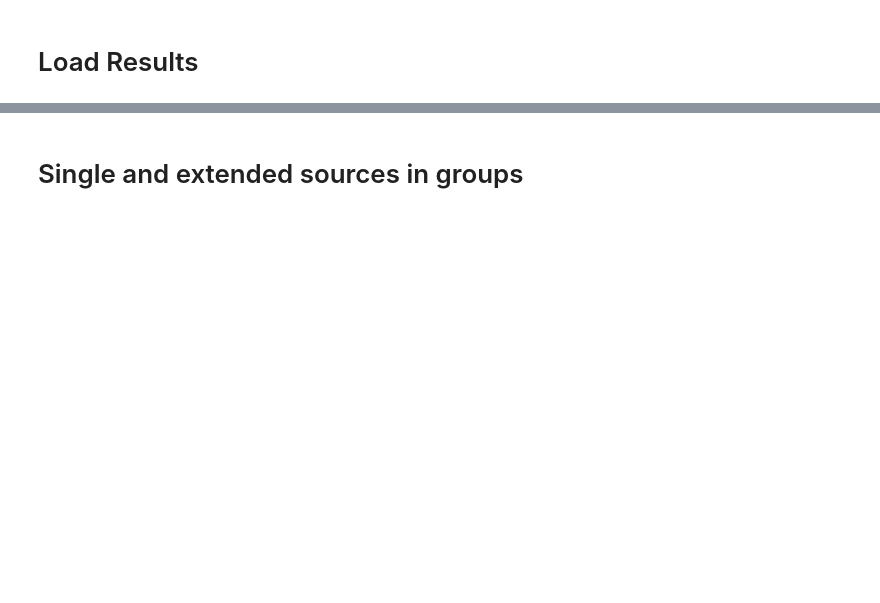
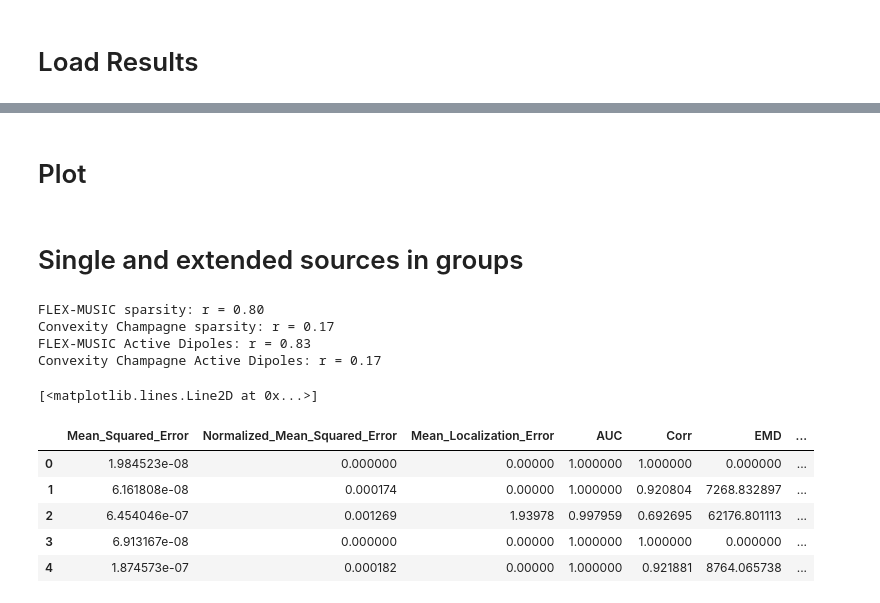
Before and after one commit to LukeTheHecker/flex_paper_analyses, a Jupyter notebook: 3_Evaluation.ipynb, the cells around one changed output, grey strips where cells are left out. Drawn from its saved outputs; the diff is of its cells as text; code cells hidden in the pictures; blank space fills up the shorter version.

```diff
--- a/3_Evaluation.ipynb
+++ b/3_Evaluation.ipynb
@@ -69,3 +76,5 @@ with open(fn, 'rb') as f:
+# %% [markdown]
+# Plot
 # %%
 sns.set(style="whitegrid", font_scale=1.)
 
@@ -183,3 +200,81 @@ plt.figure()
 g = sns.boxplot(data=df, x="Method", y="Time", hue="Source Extend", order=order, medianprops=medianprops)
 g.set_yscale("log")
 plt.tick_params(**tick_params)
+# %%
+from scipy.stats import pearsonr
+method = "FLEX-MUSIC"
+df_temp = df[df.Method==method]
+
+a = df_temp.Sparsity_true.values
+b = df_temp.Sparsity_pred.values
+a[np.isnan(a)] = np.nanmedian(a)
+b[np.isnan(b)] = np.nanmedian(a)
+r, p = pearsonr(a, b)
+print(f"{method} sparsity: r = {r:.2f}")
+
+plt.figure()
+sns.scatterplot(data=df_temp, y="Sparsity_pred", x="Sparsity_true")
+maxval = np.max( [plt.ylim()[1], plt.xlim()[1]])
+plt.ylim(0,  maxval)
+plt.xlim(0, maxval)
+plt.plot([0, maxval], [0, maxval], 'k')
+
+
+method = "Convexity Champagne"
+df_temp = df[df.Method==method]
+
+a = df_temp.Sparsity_true.values
+b = df_temp.Sparsity_pred.values
+a[np.isnan(a)] = np.nanmedian(a)
+b[np.isnan(b)] = np.nanmedian(a)
+r, p = pearsonr(a, b)
+print(f"{method} sparsity: r = {r:.2f}")
+
+plt.figure()
+sns.scatterplot(data=df_temp, y="Sparsity_pred", x="Sparsity_true")
+maxval = np.max( [plt.ylim()[1], plt.xlim()[1]])
+plt.ylim(0,  maxval)
+plt.xlim(0, maxval)
+plt.plot([0, maxval], [0, maxval], 'k')
+
+method = "FLEX-MUSIC"
+df_temp = df[df.Method==method]
+
+r, p = pearsonr(df_temp.Active_True.values, df_temp.Active_Pred.values)
+print(f"{method} Active Dipoles: r = {r:.2f}")
+
+plt.figure()
+sns.scatterplot(data=df_temp, y="Active_Pred", x="Active_True")
+maxval = np.max( [plt.ylim()[1], plt.xlim()[1]])
+plt.ylim(0,  maxval)
+plt.xlim(0, maxval)
+plt.plot([0, maxval], [0, maxval], 'k')
+
+
+method = "Convexity Champagne"
+df_temp = df[df.Method==method]
+
+r, p = pearsonr(df_temp.Active_True.values, df_temp.Active_Pred.values)
+print(f"{method} Active Dipoles: r = {r:.2f}")
+
+plt.figure()
+sns.scatterplot(data=df_temp, y="Active_Pred", x="Active_True")
+maxval = np.max( [plt.ylim()[1], plt.xlim()[1]])
+plt.ylim(0,  maxval)
+plt.xlim(0, maxval)
+plt.plot([0, maxval], [0, maxval], 'k')
+# %% [output]
+FLEX-MUSIC sparsity: r = 0.80
+Convexity Champagne sparsity: r = 0.17
+FLEX-MUSIC Active Dipoles: r = 0.83
+Convexity Champagne Active Dipoles: r = 0.17
+[<matplotlib.lines.Line2D at 0x...>]
+# %%
+df.head()
+# %% [output]
+|  | Mean_Squared_Error | Normalized_Mean_Squared_Error | Mean_Localization_Error | AUC | Corr | EMD | ... |
+| 0 | 1.984523e-08 | 0.000000 | 0.00000 | 1.000000 | 1.000000 | 0.000000 | ... |
+| 1 | 6.161808e-08 | 0.000174 | 0.00000 | 1.000000 | 0.920804 | 7268.832897 | ... |
+| 2 | 6.454046e-07 | 0.001269 | 1.93978 | 0.997959 | 0.692695 | 62176.801113 | ... |
+| 3 | 6.913167e-08 | 0.000000 | 0.00000 | 1.000000 | 1.000000 | 0.000000 | ... |
+| 4 | 1.874573e-07 | 0.000182 | 0.00000 | 1.000000 | 0.921881 | 8764.065738 | ... |
```
Also changed, not shown: parts of 17 cells of this notebook, 4 other files.
